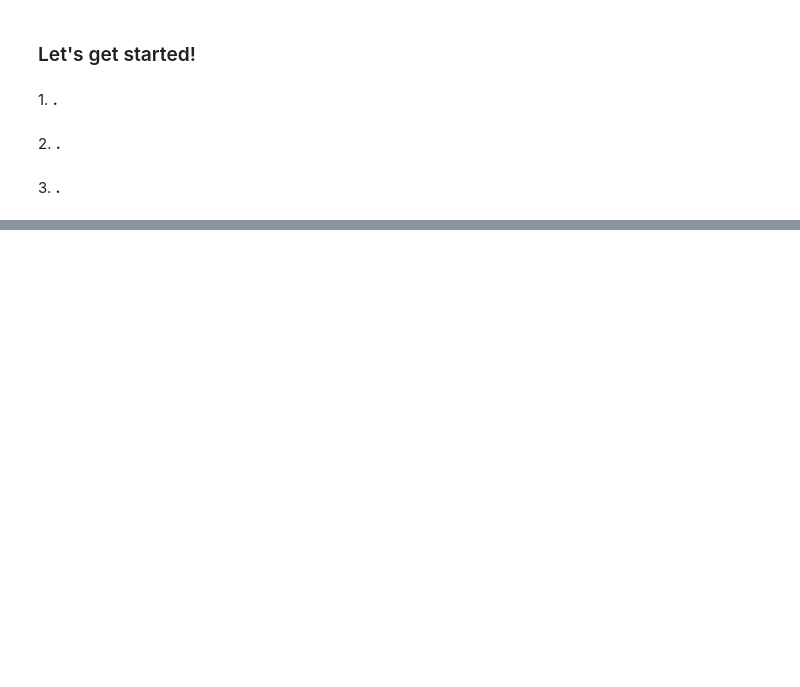
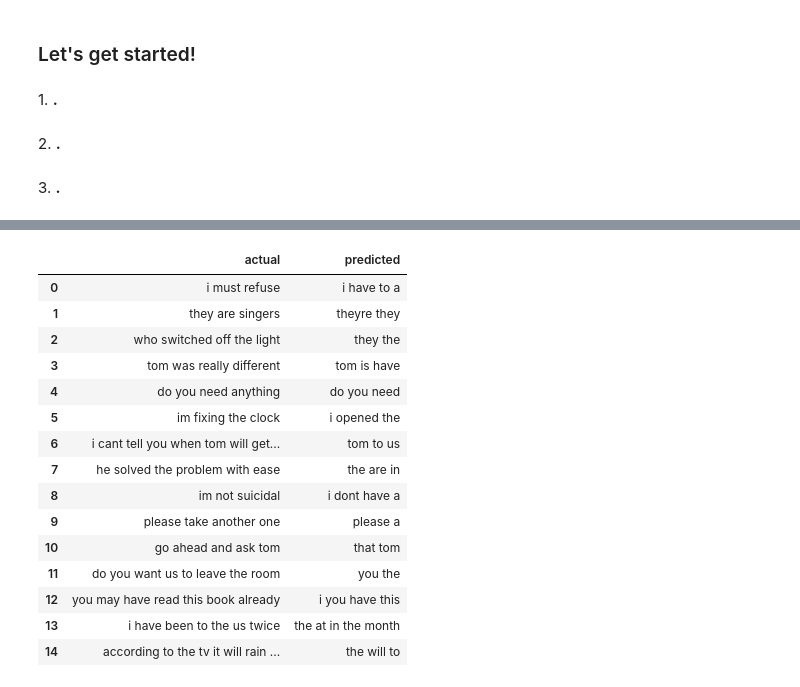
Before and after one commit to bagheria/applied_tm, a Jupyter notebook: thursday/Practicals/Impractical 7.ipynb, the cells around one changed output, grey strips where cells are left out. Cells and saved outputs as stored; diff of their text form; code cells hidden in the pictures; blank space fills up the shorter version.

```diff
--- a/thursday/Practicals/Impractical 7.ipynb
+++ b/thursday/Practicals/Impractical 7.ipynb
@@ -34,0 +259,49 @@ import numpy as np
+# %%
+def get_word(n, tokenizer):
+    for word, index in tokenizer.word_index.items():
+        if index == n:
+            return word
+    return None
+# %%
+# convert predictions into text (English)
+preds_text = []
+for i in preds:
+    temp = []
+    for j in range(len(i)):
+        t = get_word(i[j], eng_tokenizer)
+        if j > 0:
+            if (t == get_word(i[j-1], eng_tokenizer)) or (t == None):
+                temp.append('')
+            else:
+                temp.append(t)
+
+        else:
+            if(t == None):
+                temp.append('')
+            else:
+                temp.append(t)
+
+    preds_text.append(' '.join(temp))
+# %%
+pred_df = pd.DataFrame({'actual' : test[:,0], 'predicted' : preds_text})
+# %%
+pd.set_option('display.max_colwidth', 50)
+# %%
+pred_df.head(15)
+# %% [output]
+|  | actual | predicted |
+| 0 | i must refuse | i have to a |
+| 1 | they are singers | theyre they |
+| 2 | who switched off the light | they the |
+| 3 | tom was really different | tom is have |
+| 4 | do you need anything | do you need |
+| 5 | im fixing the clock | i opened the |
+| 6 | i cant tell you when tom will get... | tom to us |
+| 7 | he solved the problem with ease | the are in |
+| 8 | im not suicidal | i dont have a |
+| 9 | please take another one | please a |
+| 10 | go ahead and ask tom | that tom |
+| 11 | do you want us to leave the room | you the |
+| 12 | you may have read this book already | i you have this |
+| 13 | i have been to the us twice | the at in the month |
+| 14 | according to the tv it will rain ... | the will to |
```
Also changed, not shown: parts of 33 cells of this notebook.
